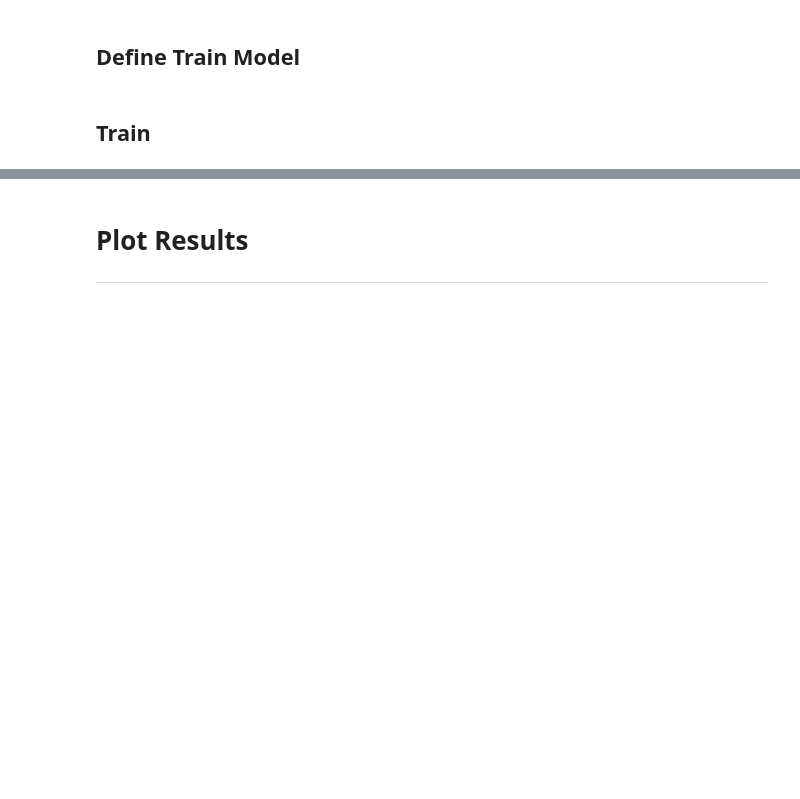
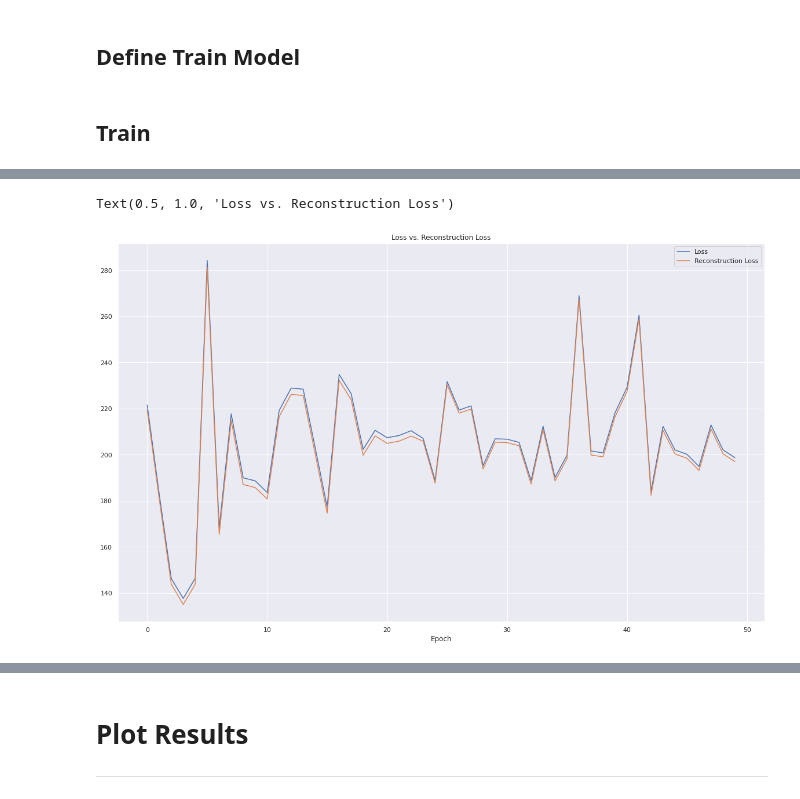
Before and after one commit to nina-prog/sem-data-analysis-VAE, a Jupyter notebook: VAE_v2.0.ipynb, the cells around one changed output, grey strips where cells are left out. Saved outputs shown, nothing was run; the diff lists cells and outputs as text; code cells hidden in the pictures; blank space fills up the shorter version.

Commit message:
Improved plotting of loss function

```diff
--- a/VAE_v2.0.ipynb
+++ b/VAE_v2.0.ipynb
@@ -194,8 +290,15 @@ decoded_ecg5000 = decoder.predict(bottleneck)
 # %%
 ### Display the training progress
 # WHAT IS THE DIFFERENCE BETWEEN THESE LOSS`s? WHAT DO THEY SHOW? WHAT ARE THEY?
+plt.figure(figsize=(20,12))
 plt.plot(history.history['loss'])
 plt.plot(history.history['reconstruction_loss'])
+plt.legend(["Loss", "Reconstruction Loss"])
+plt.xlabel("Epoch")
+plt.title("Loss vs. Reconstruction Loss")
+# %% [output]
+Text(0.5, 1.0, 'Loss vs. Reconstruction Loss')
+[figure, added]
 # %%
 #### TODO (2): GET LATENT VECTOR AND SHOW MYU AND SIGMA
 print(z_log_var)
```
Also changed, not shown: parts of 13 cells of this notebook.
